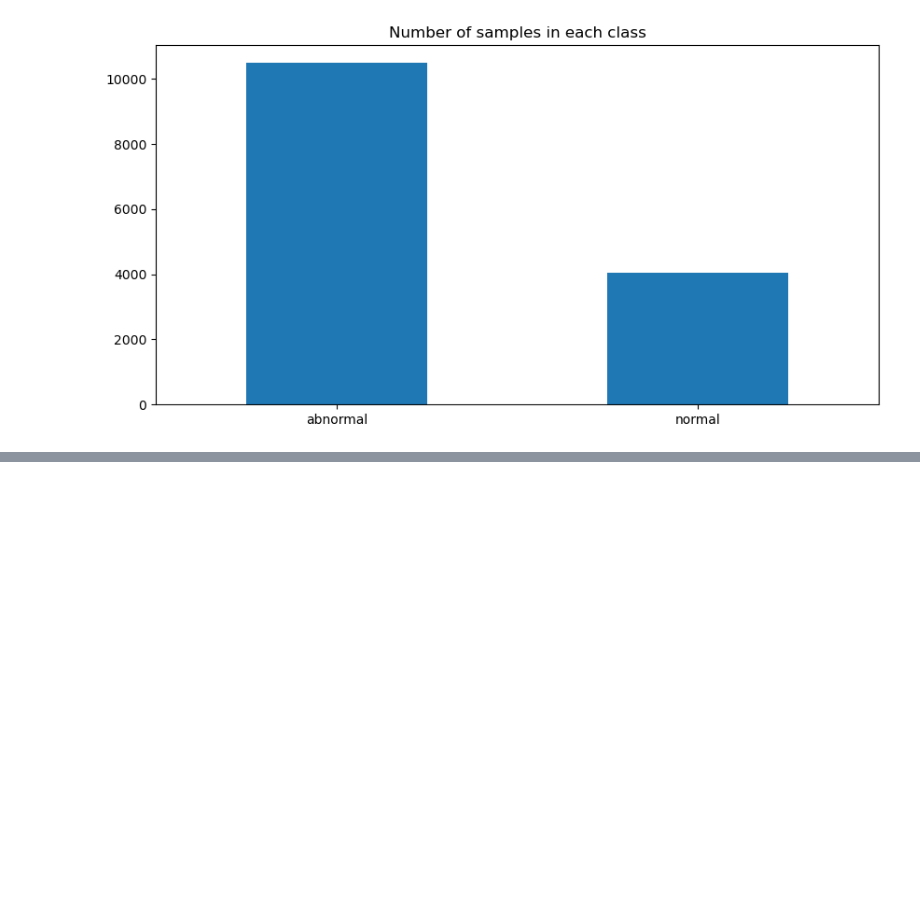
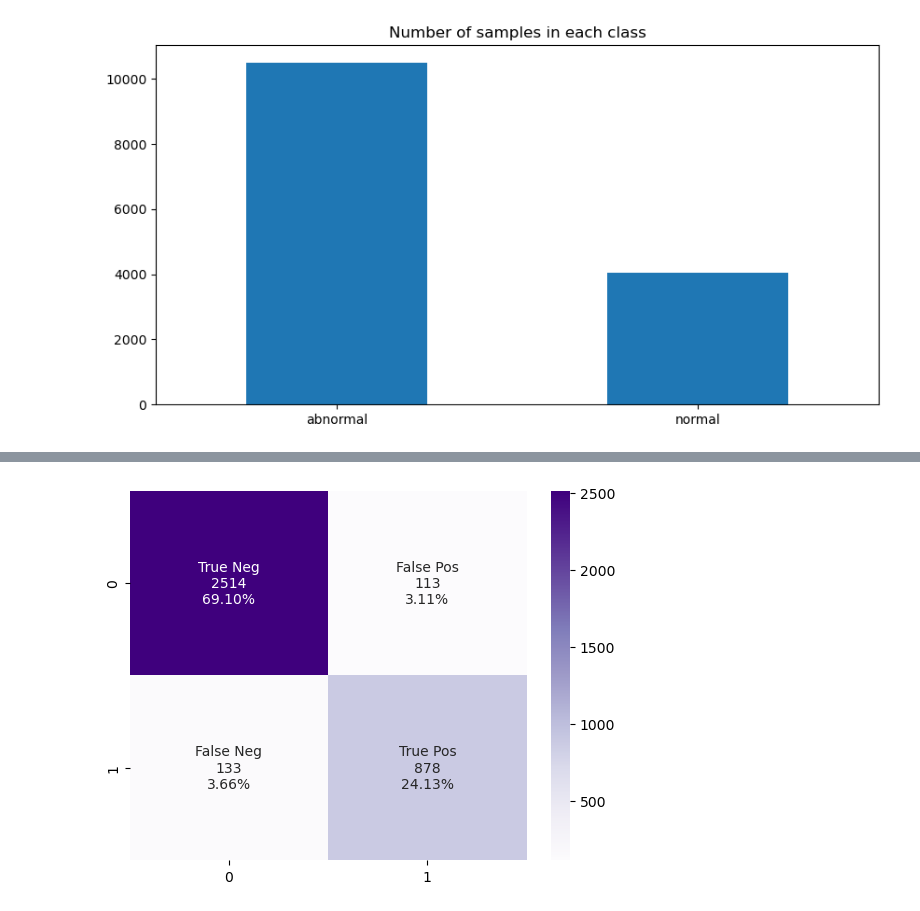
Before and after one commit to Pie115/WRAP_DSC_2023, a Jupyter notebook: DSC-Paimon_Goulart/task_1_pytorch.ipynb, the cells around one changed output, grey strips where cells are left out. Cells and saved outputs as stored; diff of their text form; code cells hidden in the pictures; blank space fills up the shorter version.

```diff
--- a/DSC-Paimon_Goulart/task_1_pytorch.ipynb
+++ b/DSC-Paimon_Goulart/task_1_pytorch.ipynb
@@ -181,0 +206,34 @@ with torch.no_grad():
+# %%
+predictions = np.array(pred_class)
+answers = np.array(y_test)
+
+truePos = 0
+falsePos = 0
+falseNeg = 0
+trueNeg = 0
+
+for i in range(len(predictions)):
+    if(predictions[i] == 1 and answers[i] == 1):
+        truePos += 1
+    elif(predictions[i] == 1 and answers[i] == 0):
+        falsePos += 1
+    elif(predictions[i] == 0 and answers[i] == 1):
+        falseNeg += 1
+    else:
+        trueNeg += 1
+
+confusionmatrix = [[truePos, falsePos], [falseNeg, trueNeg]]
+confusionmatrix = np.array(confusionmatrix)
+# %%
+import seaborn as sns
+
+group_names = ['True Neg','False Pos','False Neg','True Pos']
+
+group_counts = ["{0:0.0f}".format(value) for value in confusionmatrix.flatten()]
+group_percentages = ["{0:.2%}".format(value) for value in confusionmatrix.flatten()/np.sum(confusionmatrix)]
+labels = [f"{v1}\n{v2}\n{v3}" for v1, v2, v3 in zip(group_names,group_counts,group_percentages)]
+labels = np.asarray(labels).reshape(2,2)
+
+sns.heatmap(confusionmatrix, annot=labels, fmt='', cmap='Purples');
+# %% [output]
+[figure, added]
```
Also changed, not shown: parts of 9 cells of this notebook, 2 other files.
